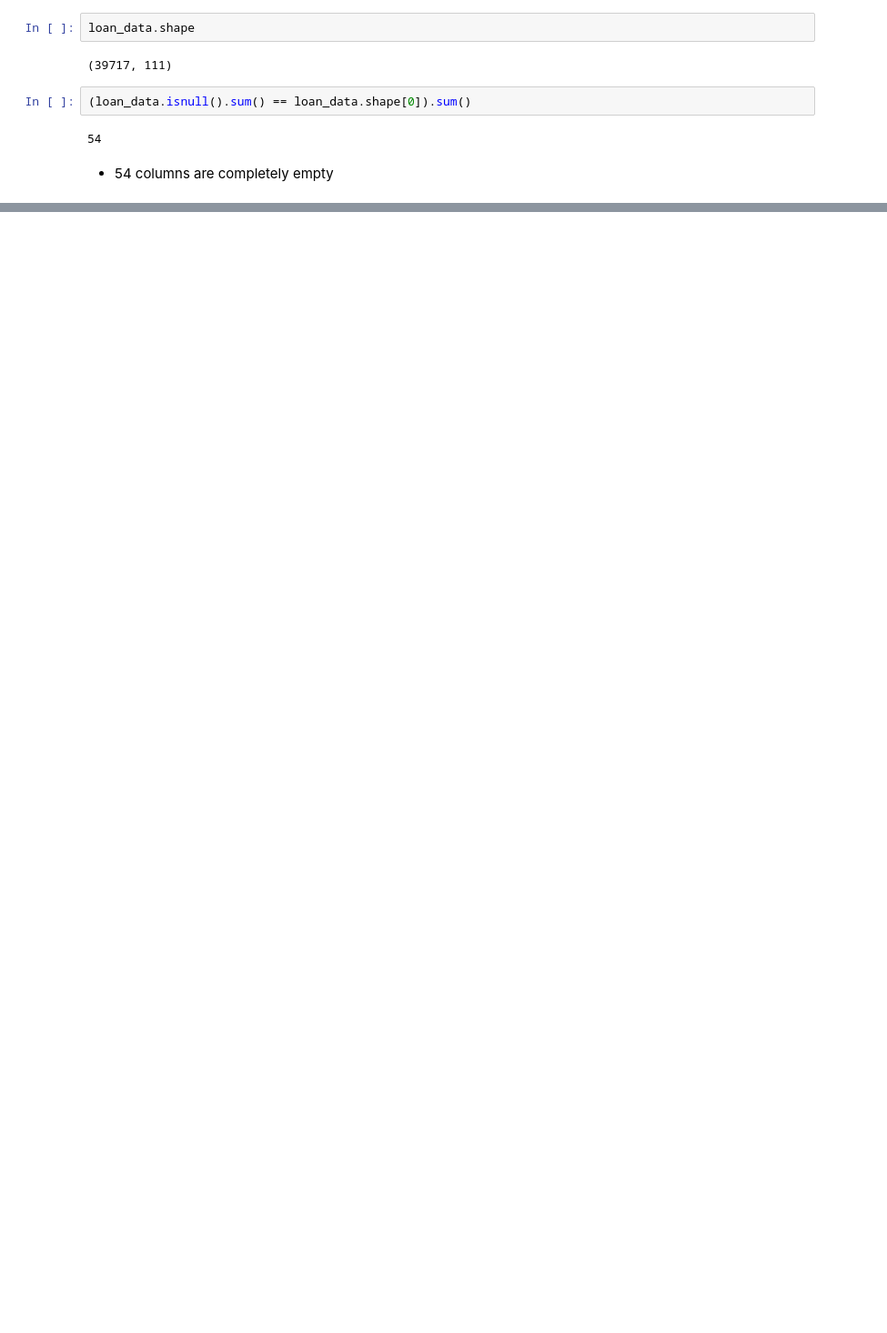
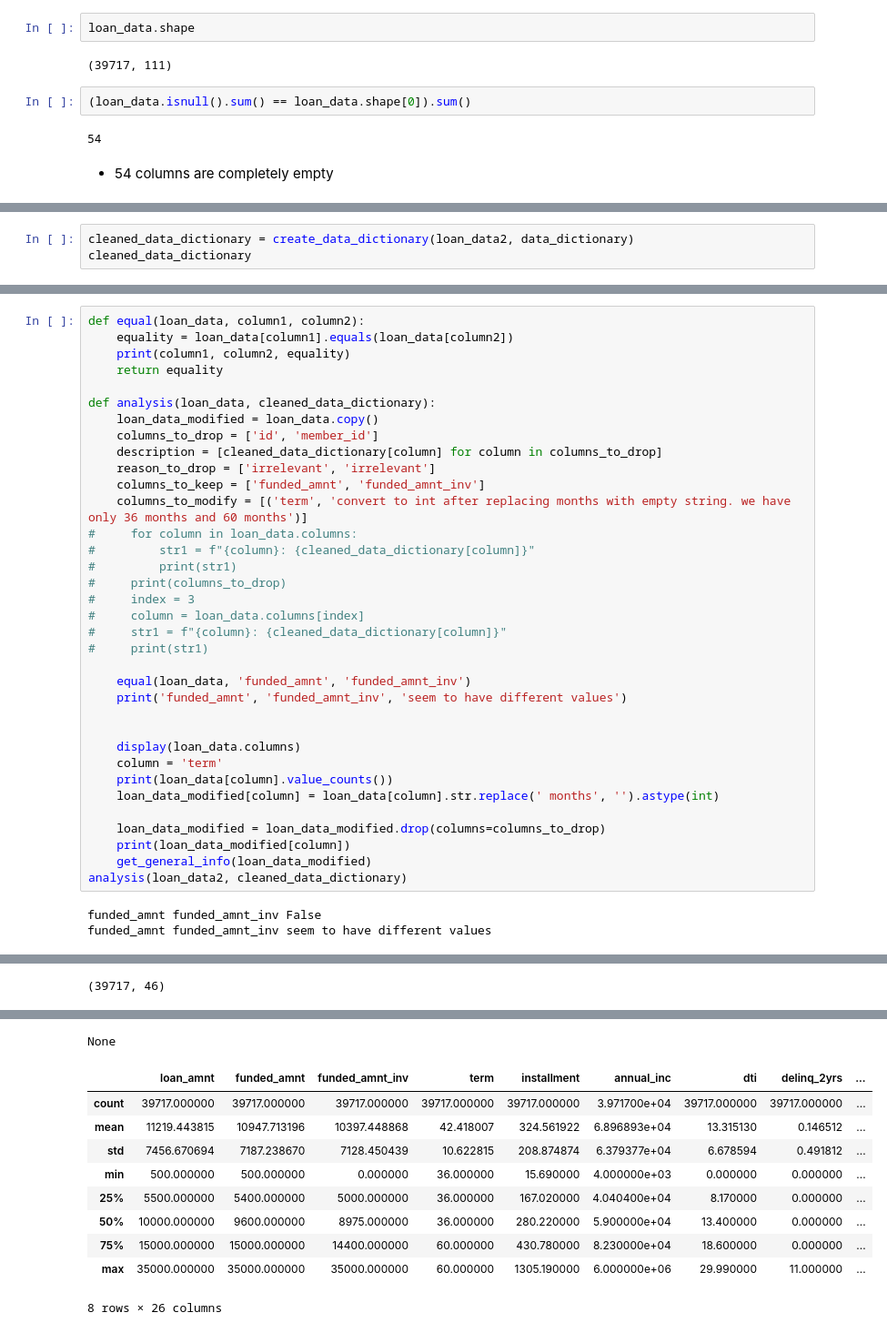
Before and after one commit to bineeshpc/case_study_01, a Jupyter notebook: cleaning.ipynb, the cells around one changed output, grey strips where cells are left out. Shown at 91% size. Saved outputs shown, nothing was run; the diff lists cells and outputs as text; blank space fills up the shorter version.

```diff
--- a/cleaning.ipynb
+++ b/cleaning.ipynb
@@ -250,0 +335,3 @@ cleaned_data_dictionary.set_index(loanstat)[description].to_dict()
+# %%
+cleaned_data_dictionary = create_data_dictionary(loan_data2, data_dictionary)
+cleaned_data_dictionary
@@ -250,0 +356,38 @@ cleaned_data_dictionary.set_index(loanstat)[description].to_dict()
+# %%
+def equal(loan_data, column1, column2):
+    equality = loan_data[column1].equals(loan_data[column2])
+    print(column1, column2, equality)
+    return equality
+
+def analysis(loan_data, cleaned_data_dictionary):
+    loan_data_modified = loan_data.copy()
+    columns_to_drop = ['id', 'member_id']
+    description = [cleaned_data_dictionary[column] for column in columns_to_drop]
+    reason_to_drop = ['irrelevant', 'irrelevant']
+    columns_to_keep = ['funded_amnt', 'funded_amnt_inv']
+    columns_to_modify = [('term', 'convert to int after replacing months with empty string. we have only 36 months and 60 months')]
+#     for column in loan_data.columns:
+#         str1 = f"{column}: {cleaned_data_dictionary[column]}"
+#         print(str1)
+#     print(columns_to_drop)
+#     index = 3
+#     column = loan_data.columns[index]
+#     str1 = f"{column}: {cleaned_data_dictionary[column]}"
+#     print(str1)
+
+    equal(loan_data, 'funded_amnt', 'funded_amnt_inv')
+    print('funded_amnt', 'funded_amnt_inv', 'seem to have different values')
+
+
+    display(loan_data.columns)
+    column = 'term'
+    print(loan_data[column].value_counts())
+    loan_data_modified[column] = loan_data[column].str.replace(' months', '').astype(int)
+
+    loan_data_modified = loan_data_modified.drop(columns=columns_to_drop)
+    print(loan_data_modified[column])
+    get_general_info(loan_data_modified)
+analysis(loan_data2, cleaned_data_dictionary)
+# %% [output]
+funded_amnt funded_amnt_inv False
+funded_amnt funded_amnt_inv seem to have different values
@@ -250,0 +421 @@ cleaned_data_dictionary.set_index(loanstat)[description].to_dict()
+(39717, 46)
@@ -250,0 +439,11 @@ cleaned_data_dictionary.set_index(loanstat)[description].to_dict()
+None
+|  | loan_amnt | funded_amnt | funded_amnt_inv | term | installment | annual_inc | dti | delinq_2yrs | ... |
+| count | 39717.000000 | 39717.000000 | 39717.000000 | 39717.000000 | 39717.000000 | 3.971700e+04 | 39717.000000 | 39717.000000 | ... |
+| mean | 11219.443815 | 10947.713196 | 10397.448868 | 42.418007 | 324.561922 | 6.896893e+04 | 13.315130 | 0.146512 | ... |
+| std | 7456.670694 | 7187.238670 | 7128.450439 | 10.622815 | 208.874874 | 6.379377e+04 | 6.678594 | 0.491812 | ... |
+| min | 500.000000 | 500.000000 | 0.000000 | 36.000000 | 15.690000 | 4.000000e+03 | 0.000000 | 0.000000 | ... |
+| 25% | 5500.000000 | 5400.000000 | 5000.000000 | 36.000000 | 167.020000 | 4.040400e+04 | 8.170000 | 0.000000 | ... |
+| 50% | 10000.000000 | 9600.000000 | 8975.000000 | 36.000000 | 280.220000 | 5.900000e+04 | 13.400000 | 0.000000 | ... |
+| 75% | 15000.000000 | 15000.000000 | 14400.000000 | 60.000000 | 430.780000 | 8.230000e+04 | 18.600000 | 0.000000 | ... |
+| max | 35000.000000 | 35000.000000 | 35000.000000 | 60.000000 | 1305.190000 | 6.000000e+06 | 29.990000 | 11.000000 | ... |
+8 rows × 26 columns
```
Also changed, not shown: parts of 21 cells of this notebook.
